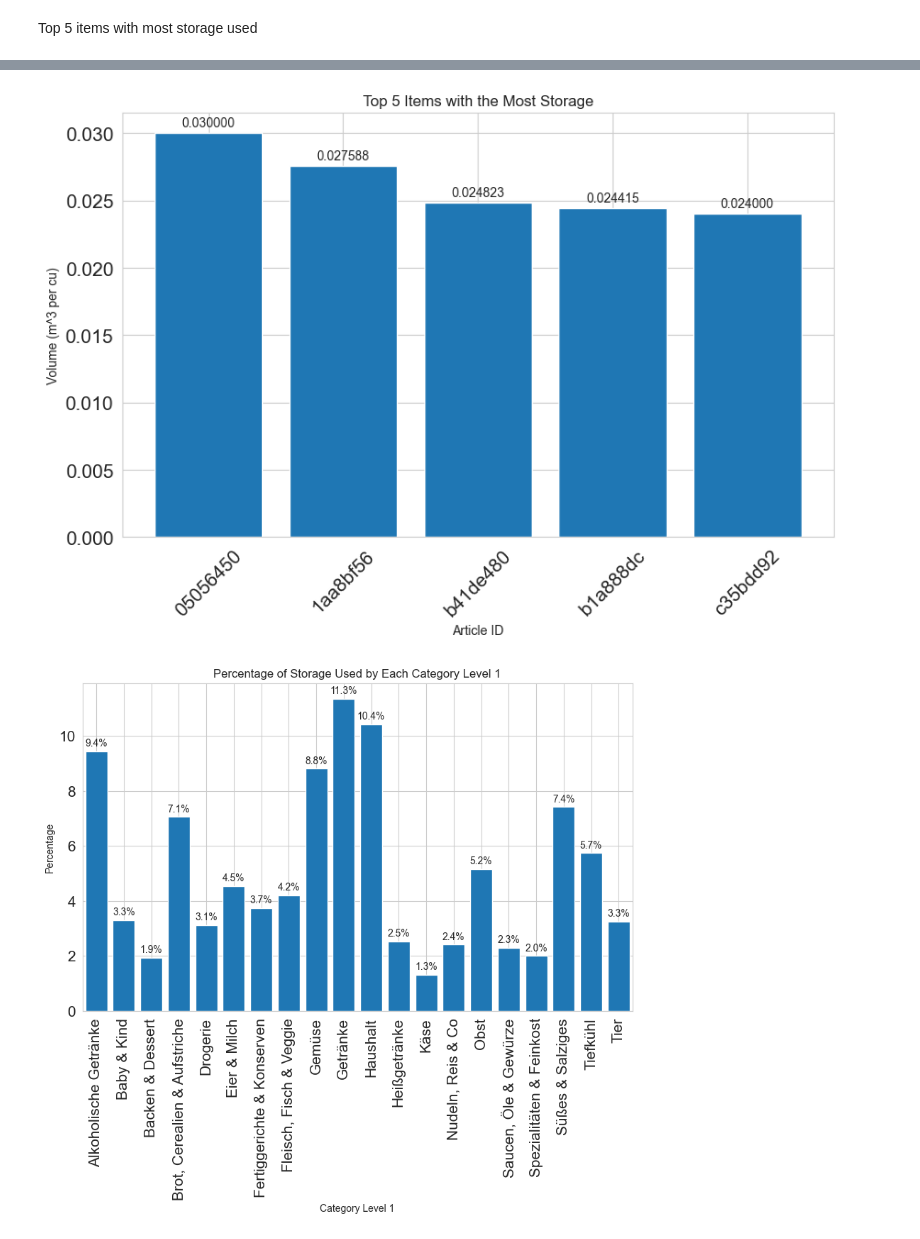
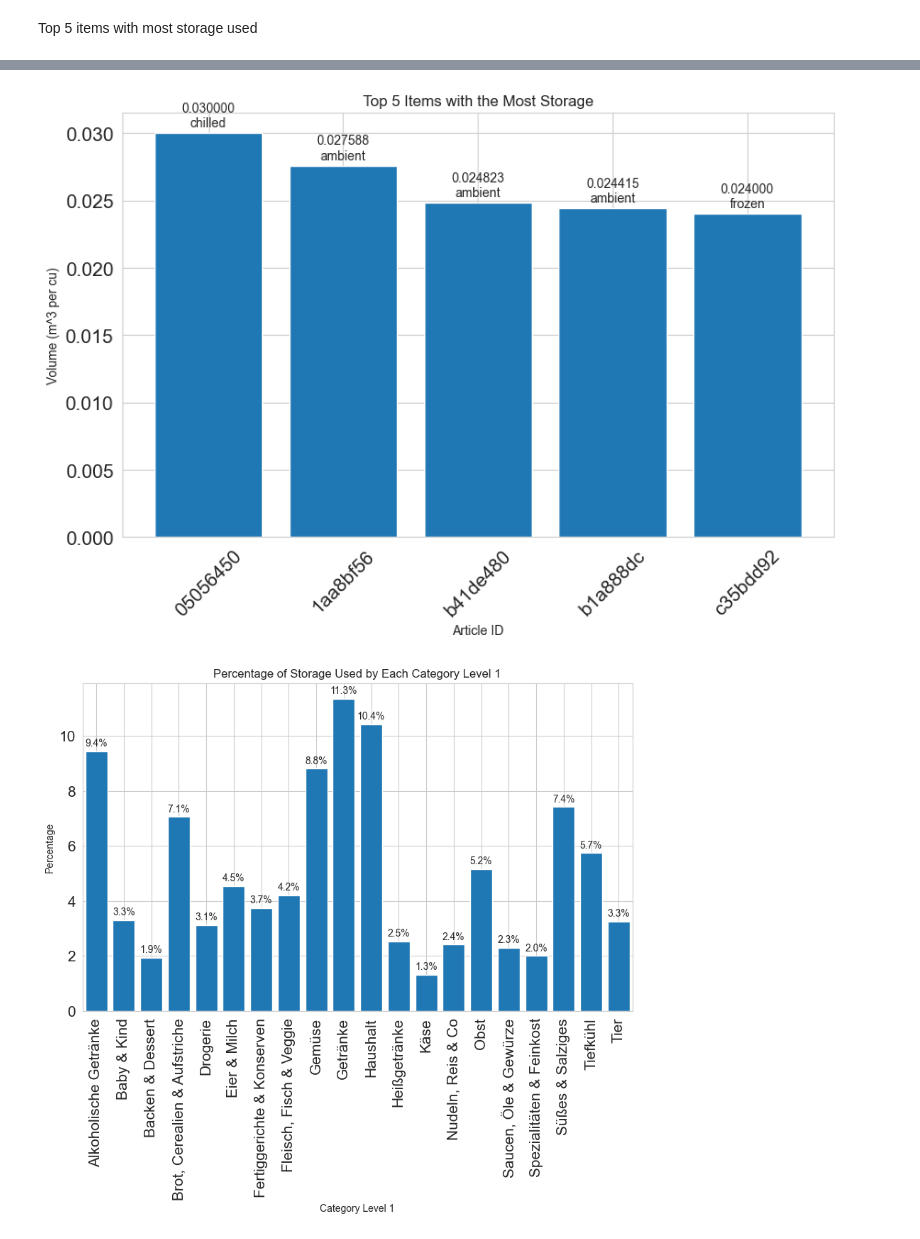
Before and after one commit to aravindakumaranv/PicnicTech, a Jupyter notebook: data_analysis.ipynb, the cells around one changed output, grey strips where cells are left out. Cells and saved outputs as stored; diff of their text form; code cells hidden in the pictures.

```diff
--- a/data_analysis.ipynb
+++ b/data_analysis.ipynb
@@ -518,0 +553,17 @@ Top 5 items which occupy the most storage:
+# %%
+
+plt.figure(figsize=(10, 6))
+bars = plt.bar(top5_items['ARTICLE_ID'], top5_items['VOLUME_M3_PER_CU'])
+plt.xlabel('Article ID')
+plt.ylabel('Volume (m^3 per cu)')
+plt.xticks(rotation=45)
+
+# Adding data labels
+for bar in bars:
+    height = bar.get_height()
+    plt.annotate(f'{height:.6f}', xy=(bar.get_x() + bar.get_width() / 2, height),
+                 xytext=(0, 3), textcoords='offset points',
+                 ha='center', va='bottom')
+
+
+plt.show()
@@ -519,21 +572,22 @@ Top 5 items which occupy the most storage:
 # %%
+
 plt.figure(figsize=(10, 6))
 bars = plt.bar(top5_items['ARTICLE_ID'], top5_items['VOLUME_M3_PER_CU'])
 plt.title('Top 5 Items with the Most Storage')
 plt.xlabel('Article ID')
 plt.ylabel('Volume (m^3 per cu)')
 plt.xticks(rotation=45)
 
-# Adding data labels
-for bar in bars:
+# Adding data labels with temperature zone
+for bar, temp_zone in zip(bars, top5_items['TEMPERATURE_ZONE']):
     height = bar.get_height()
-    plt.annotate(f'{height:.6f}', xy=(bar.get_x() + bar.get_width() / 2, height),
+    plt.annotate(f'{height:.6f}\n{temp_zone}', xy=(bar.get_x() + bar.get_width() / 2, height),
                  xytext=(0, 3), textcoords='offset points',
                  ha='center', va='bottom')
 
 plt.show()
 # %% [output]
-[figure, old version]
+[figure, new version]
 # %%
 # 2) Percentage of storage used by each category level 1 column
 category_percentage = article_data.groupby('CATEGORY_LEVEL_1')['VOLUME_M3_PER_CU'].sum() / article_data['VOLUME_M3_PER_CU'].sum() * 100
```
Also changed, not shown: parts of 10 cells of this notebook.
